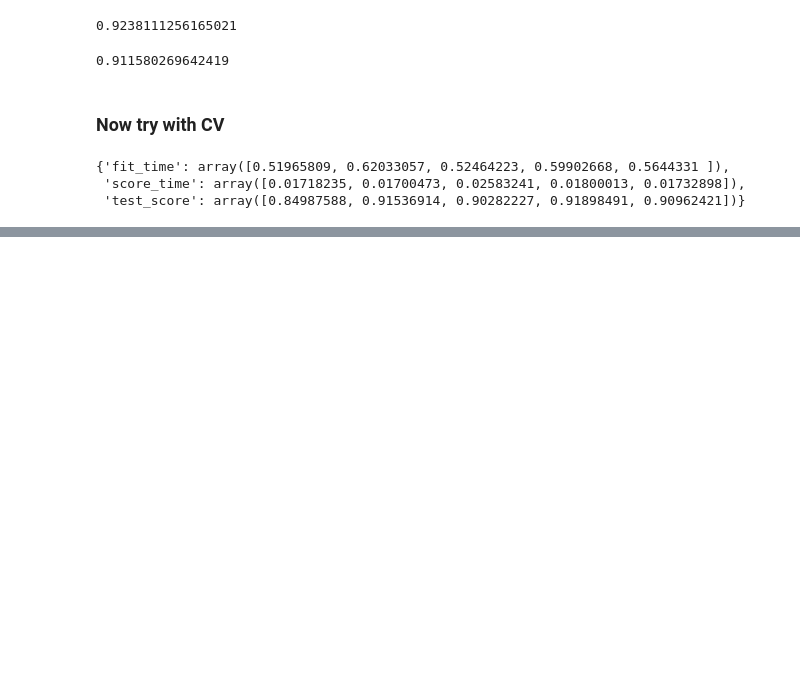
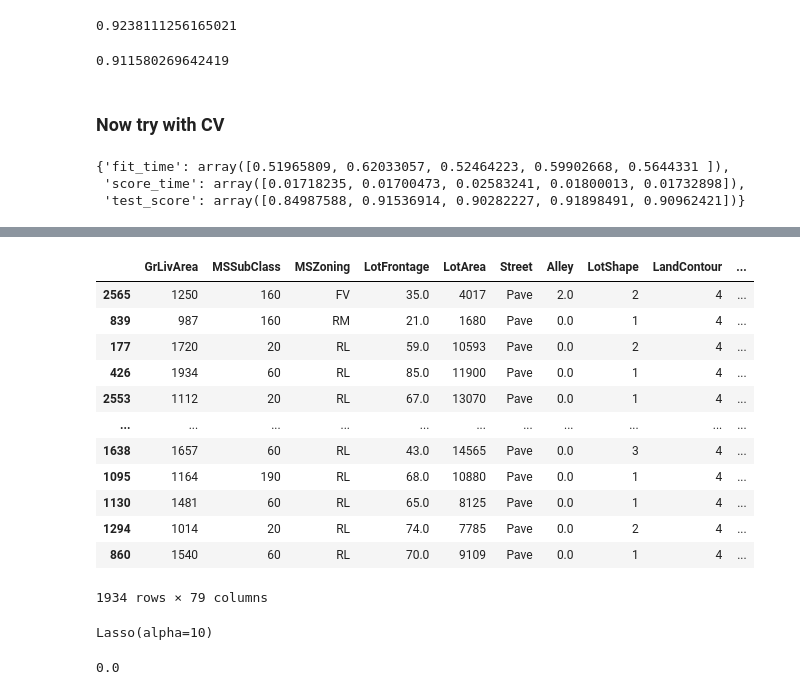
Before and after one commit to Na-ta-lie/Ames-Price-Prediction, a Jupyter notebook: Piping_test.ipynb, the cells around one changed output, grey strips where cells are left out. Saved outputs shown, nothing was run; the diff lists cells and outputs as text; code cells hidden in the pictures; blank space fills up the shorter version.

```diff
--- a/Piping_test.ipynb
+++ b/Piping_test.ipynb
@@ -306,0 +349,4 @@ cv_results
+# %%
+X_train2, X_test2, y_train2, y_test2 = train_test_split(
+    X, y_bc, random_state=42
+)
@@ -306,0 +368,16 @@ cv_results
+# %%
+X_train2
+# %% [output]
+|  | GrLivArea | MSSubClass | MSZoning | LotFrontage | LotArea | Street | Alley | LotShape | LandContour | ... |
+| 2565 | 1250 | 160 | FV | 35.0 | 4017 | Pave | 2.0 | 2 | 4 | ... |
+| 839 | 987 | 160 | RM | 21.0 | 1680 | Pave | 0.0 | 1 | 4 | ... |
+| 177 | 1720 | 20 | RL | 59.0 | 10593 | Pave | 0.0 | 2 | 4 | ... |
+| 426 | 1934 | 60 | RL | 85.0 | 11900 | Pave | 0.0 | 1 | 4 | ... |
+| 2553 | 1112 | 20 | RL | 67.0 | 13070 | Pave | 0.0 | 1 | 4 | ... |
+| ... | ... | ... | ... | ... | ... | ... | ... | ... | ... | ... |
+| 1638 | 1657 | 60 | RL | 43.0 | 14565 | Pave | 0.0 | 3 | 4 | ... |
+| 1095 | 1164 | 190 | RL | 68.0 | 10880 | Pave | 0.0 | 1 | 4 | ... |
+| 1130 | 1481 | 60 | RL | 65.0 | 8125 | Pave | 0.0 | 1 | 4 | ... |
+| 1294 | 1014 | 20 | RL | 74.0 | 7785 | Pave | 0.0 | 2 | 4 | ... |
+| 860 | 1540 | 60 | RL | 70.0 | 9109 | Pave | 0.0 | 1 | 4 | ... |
+1934 rows × 79 columns
@@ -306,0 +388,8 @@ cv_results
+# %%
+lasso_test.fit(X_train2_test, y_train2)
+# %% [output]
+Lasso(alpha=10)
+# %%
+lasso_test.score(X_train2_test, y_train2)
+# %% [output]
+0.0
```
Also changed, not shown: parts of 11 cells of this notebook, 2 other files.
